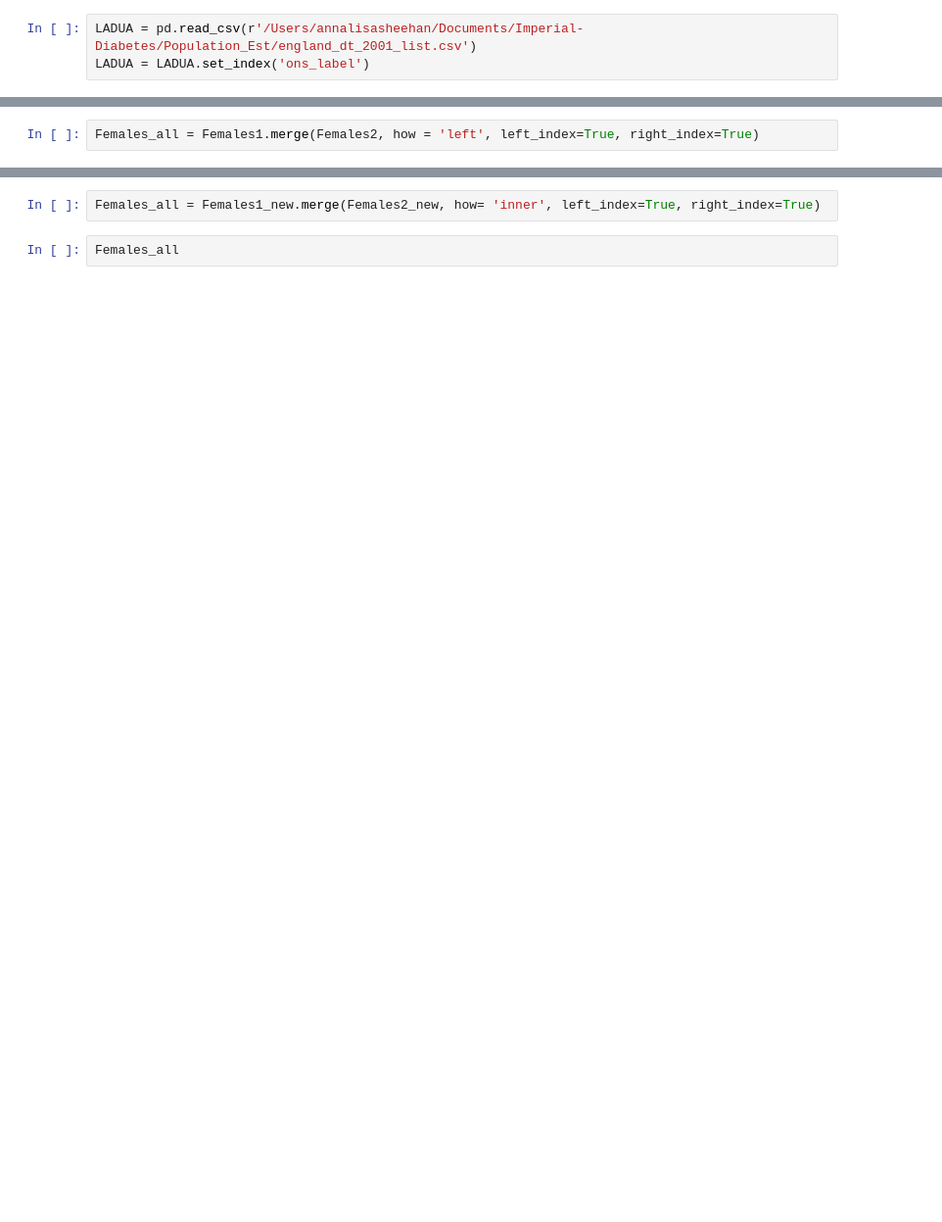
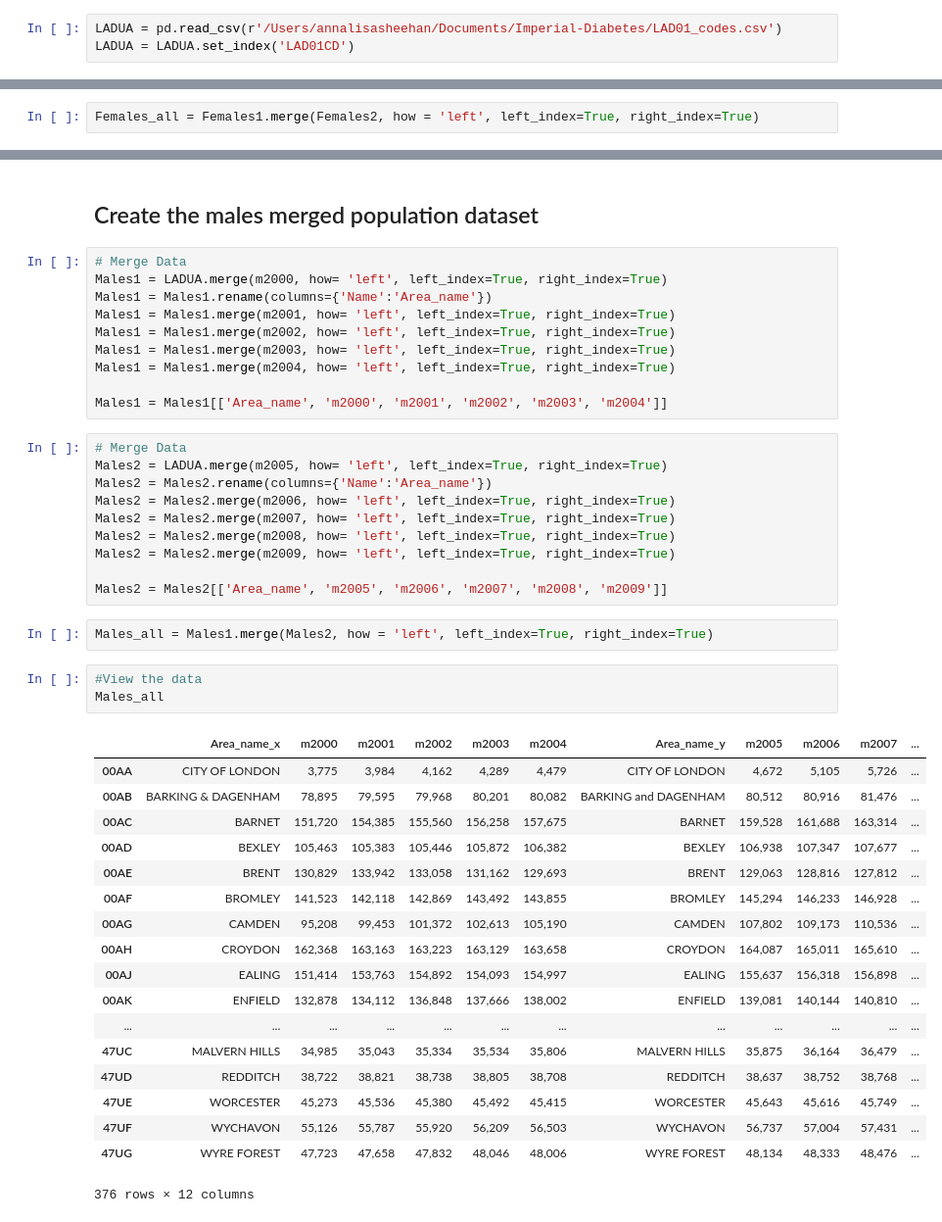
Before and after one commit to annalisasheehan/ICL_Diabetes, a Jupyter notebook: Aggregating_mid_pop_est.ipynb, the cells around one changed output, grey strips where cells are left out. Shown at 98% size. Cells and saved outputs as stored; diff of their text form; blank space fills up the shorter version.

Commit message:
Updated code to use the ONS's LADUA lookup to provide an accurate list of LAD2001 codes. Included males aswell.

```diff
--- a/Aggregating_mid_pop_est.ipynb
+++ b/Aggregating_mid_pop_est.ipynb
@@ -74,5 +60,5 @@ m2005
 # %%
-LADUA = pd.read_csv(r'/Users/annalisasheehan/Documents/Imperial-Diabetes/Population_Est/england_dt_2001_list.csv')
-LADUA = LADUA.set_index('ons_label')
+LADUA = pd.read_csv(r'/Users/annalisasheehan/Documents/Imperial-Diabetes/LAD01_codes.csv')
+LADUA = LADUA.set_index('LAD01CD')
 # %%
 LADUA
@@ -194,4 +102,46 @@ Females2_new.set_index('Code')
+# %% [markdown]
+## Create the males merged population dataset
+# %%
+# Merge Data
+Males1 = LADUA.merge(m2000, how= 'left', left_index=True, right_index=True)
+Males1 = Males1.rename(columns={'Name':'Area_name'})
+Males1 = Males1.merge(m2001, how= 'left', left_index=True, right_index=True)
+Males1 = Males1.merge(m2002, how= 'left', left_index=True, right_index=True)
+Males1 = Males1.merge(m2003, how= 'left', left_index=True, right_index=True)
+Males1 = Males1.merge(m2004, how= 'left', left_index=True, right_index=True)
+
+Males1 = Males1[['Area_name', 'm2000', 'm2001', 'm2002', 'm2003', 'm2004']]
+# %%
+# Merge Data
+Males2 = LADUA.merge(m2005, how= 'left', left_index=True, right_index=True)
+Males2 = Males2.rename(columns={'Name':'Area_name'})
+Males2 = Males2.merge(m2006, how= 'left', left_index=True, right_index=True)
+Males2 = Males2.merge(m2007, how= 'left', left_index=True, right_index=True)
+Males2 = Males2.merge(m2008, how= 'left', left_index=True, right_index=True)
+Males2 = Males2.merge(m2009, how= 'left', left_index=True, right_index=True)
+
+Males2 = Males2[['Area_name', 'm2005', 'm2006', 'm2007', 'm2008', 'm2009']]
 # %%
-Females_all = Females1_new.merge(Females2_new, how= 'inner', left_index=True, right_index=True)
+Males_all = Males1.merge(Males2, how = 'left', left_index=True, right_index=True)
-# %%
-Females_all
+# %%
+#View the data
+Males_all
+# %% [output]
+|  | Area_name_x | m2000 | m2001 | m2002 | m2003 | m2004 | Area_name_y | m2005 | m2006 | m2007 | ... |
+| 00AA | CITY OF LONDON | 3,775 | 3,984 | 4,162 | 4,289 | 4,479 | CITY OF LONDON | 4,672 | 5,105 | 5,726 | ... |
+| 00AB | BARKING & DAGENHAM | 78,895 | 79,595 | 79,968 | 80,201 | 80,082 | BARKING and DAGENHAM | 80,512 | 80,916 | 81,476 | ... |
+| 00AC | BARNET | 151,720 | 154,385 | 155,560 | 156,258 | 157,675 | BARNET | 159,528 | 161,688 | 163,314 | ... |
+| 00AD | BEXLEY | 105,463 | 105,383 | 105,446 | 105,872 | 106,382 | BEXLEY | 106,938 | 107,347 | 107,677 | ... |
+| 00AE | BRENT | 130,829 | 133,942 | 133,058 | 131,162 | 129,693 | BRENT | 129,063 | 128,816 | 127,812 | ... |
+| 00AF | BROMLEY | 141,523 | 142,118 | 142,869 | 143,492 | 143,855 | BROMLEY | 145,294 | 146,233 | 146,928 | ... |
+| 00AG | CAMDEN | 95,208 | 99,453 | 101,372 | 102,613 | 105,190 | CAMDEN | 107,802 | 109,173 | 110,536 | ... |
+| 00AH | CROYDON | 162,368 | 163,163 | 163,223 | 163,129 | 163,658 | CROYDON | 164,087 | 165,011 | 165,610 | ... |
+| 00AJ | EALING | 151,414 | 153,763 | 154,892 | 154,093 | 154,997 | EALING | 155,637 | 156,318 | 156,898 | ... |
+| 00AK | ENFIELD | 132,878 | 134,112 | 136,848 | 137,666 | 138,002 | ENFIELD | 139,081 | 140,144 | 140,810 | ... |
+| ... | ... | ... | ... | ... | ... | ... | ... | ... | ... | ... | ... |
+| 47UC | MALVERN HILLS | 34,985 | 35,043 | 35,334 | 35,534 | 35,806 | MALVERN HILLS | 35,875 | 36,164 | 36,479 | ... |
+| 47UD | REDDITCH | 38,722 | 38,821 | 38,738 | 38,805 | 38,708 | REDDITCH | 38,637 | 38,752 | 38,768 | ... |
+| 47UE | WORCESTER | 45,273 | 45,536 | 45,380 | 45,492 | 45,415 | WORCESTER | 45,643 | 45,616 | 45,749 | ... |
+| 47UF | WYCHAVON | 55,126 | 55,787 | 55,920 | 56,209 | 56,503 | WYCHAVON | 56,737 | 57,004 | 57,431 | ... |
+| 47UG | WYRE FOREST | 47,723 | 47,658 | 47,832 | 48,046 | 48,006 | WYRE FOREST | 48,134 | 48,333 | 48,476 | ... |
+376 rows × 12 columns
```
Also changed, not shown: parts of 19 cells of this notebook.
